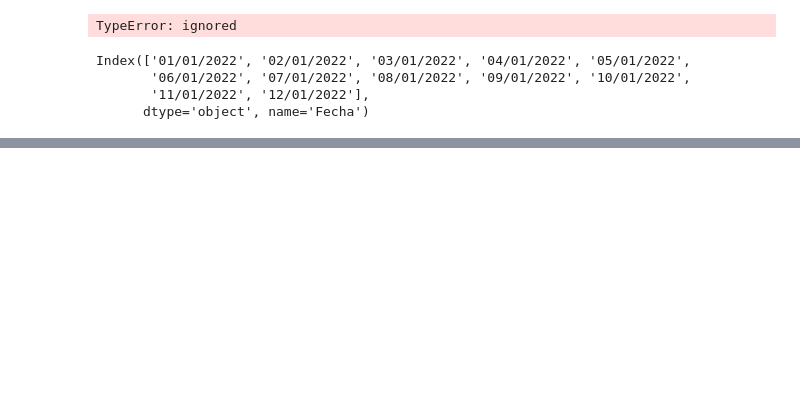
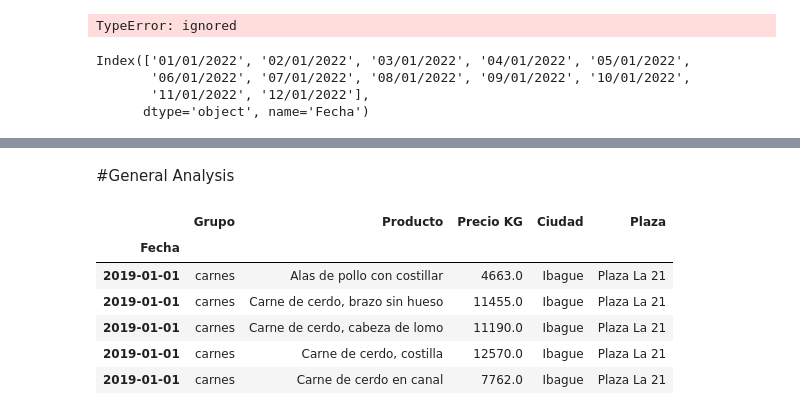
Before and after one commit to RioDeMilo/RETAIL-PRICES-COLOMBIA, a Jupyter notebook: IPC1823.ipynb, the cells around one changed output, grey strips where cells are left out. Saved outputs shown, nothing was run; the diff lists cells and outputs as text; code cells hidden in the pictures; blank space fills up the shorter version.

```diff
--- a/IPC1823.ipynb
+++ b/IPC1823.ipynb
@@ -662,3 +684,16 @@ plt.xlabel('Fecha')
 plt.ylabel('Precio KG')
 plt.scatter(x,y)
 plt.show
+# %% [markdown]
+#General Analysis
+# %%
+dfgc = df2[df2['Ciudad'].isin(C)]
+dfgc.head()
+# %% [output]
+|  | Grupo | Producto | Precio KG | Ciudad | Plaza |
+| Fecha |  |  |  |  |  |
+| 2019-01-01 | carnes | Alas de pollo con costillar | 4663.0 | Ibague | Plaza La 21 |
+| 2019-01-01 | carnes | Carne de cerdo, brazo sin hueso | 11455.0 | Ibague | Plaza La 21 |
+| 2019-01-01 | carnes | Carne de cerdo, cabeza de lomo | 11190.0 | Ibague | Plaza La 21 |
+| 2019-01-01 | carnes | Carne de cerdo, costilla | 12570.0 | Ibague | Plaza La 21 |
+| 2019-01-01 | carnes | Carne de cerdo en canal | 7762.0 | Ibague | Plaza La 21 |
```
Also changed, not shown: parts of 13 cells of this notebook.
